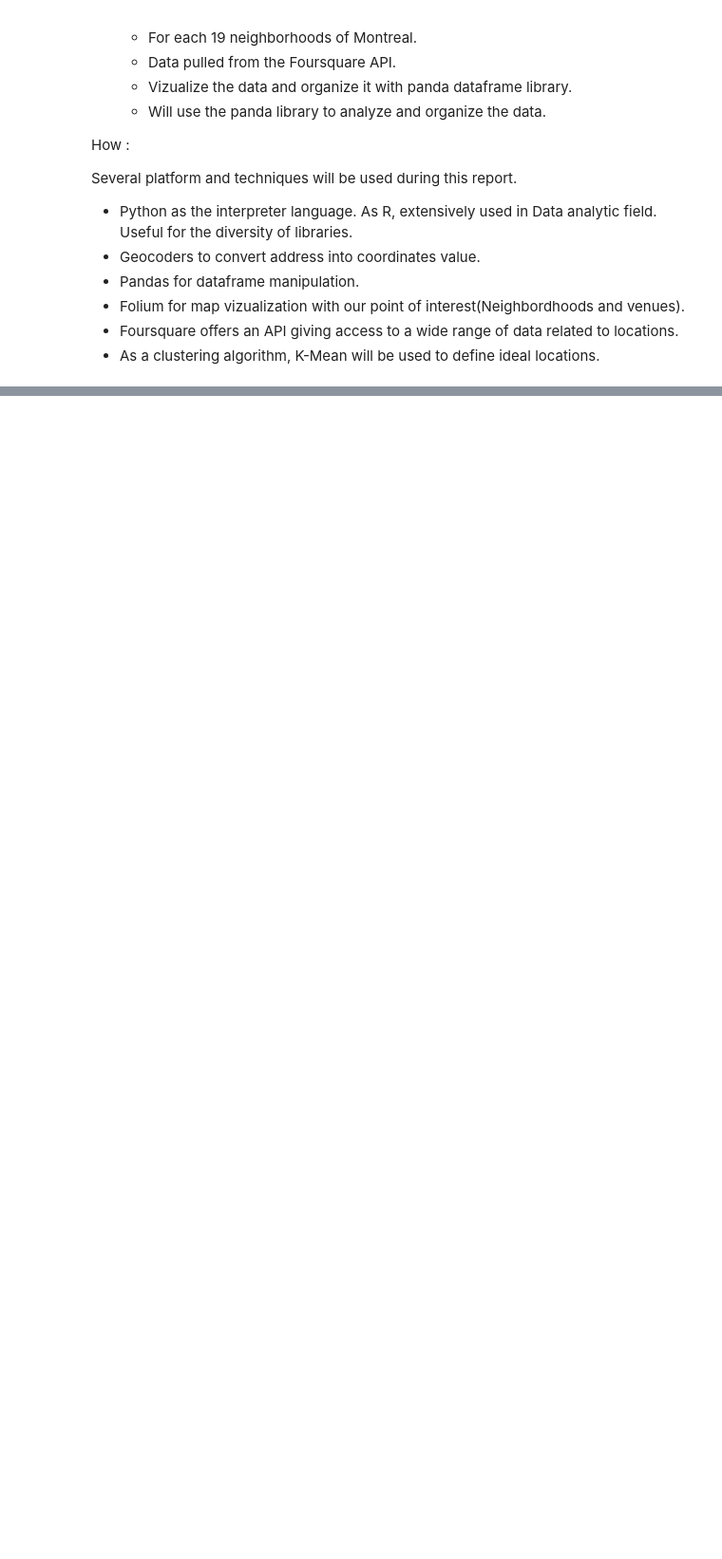
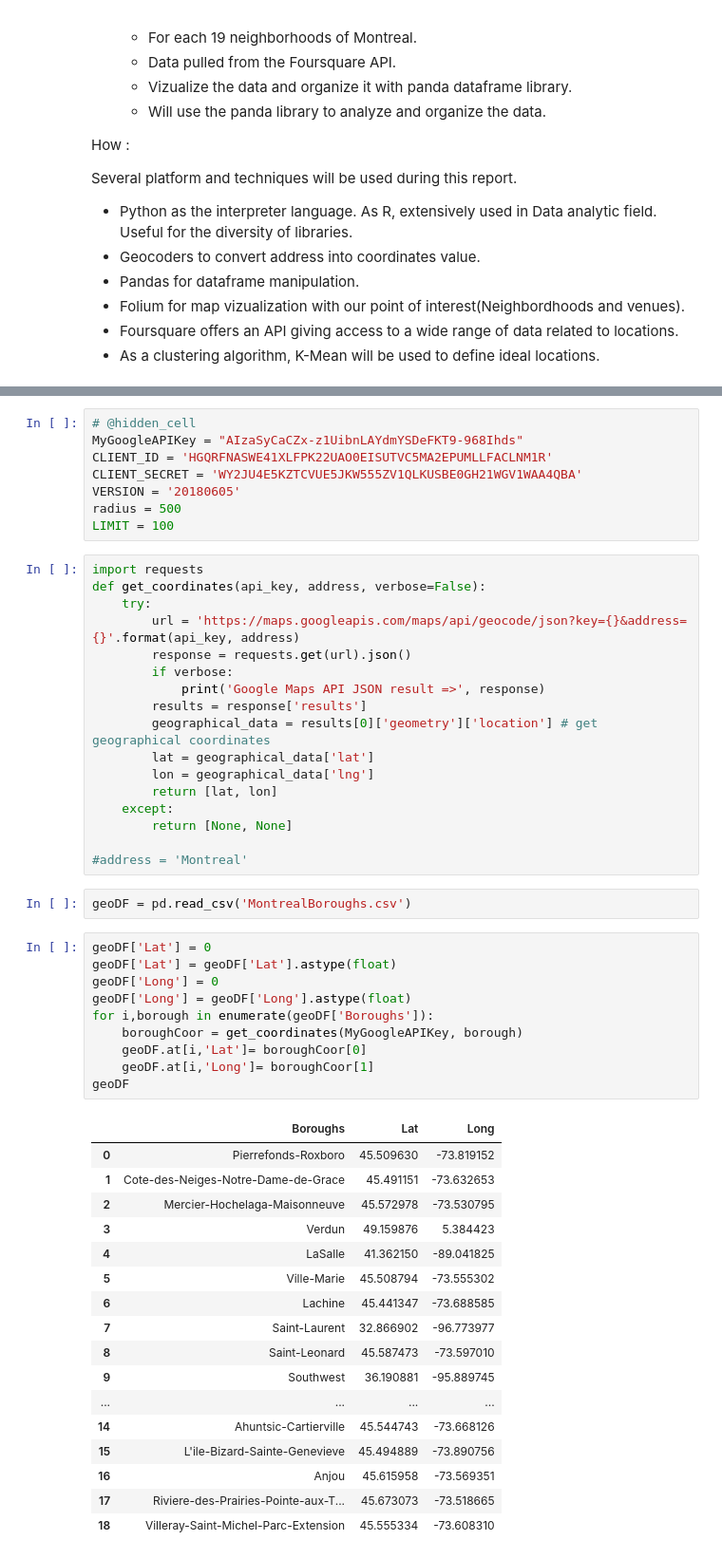
Before and after one commit to AdilEzzaam/Coursera_Capstone, a Jupyter notebook: TheBattleOfNeighbourhoodsW4.ipynb, the cells around one changed output, grey strips where cells are left out. Shown: that part at 95% size. Cells and saved outputs as stored; diff of their text form; blank space fills up the shorter version.

```diff
--- a/TheBattleOfNeighbourhoodsW4.ipynb
+++ b/TheBattleOfNeighbourhoodsW4.ipynb
@@ -41,0 +57,55 @@ Several platform and techniques will be used during this report.
+# %%
+# @hidden_cell
+MyGoogleAPIKey = "AIzaSyCaCZx-z1UibnLAYdmYSDeFKT9-968Ihds"
+CLIENT_ID = 'HGQRFNASWE41XLFPK22UAO0EISUTVC5MA2EPUMLLFACLNM1R'
+CLIENT_SECRET = 'WY2JU4E5KZTCVUE5JKW555ZV1QLKUSBE0GH21WGV1WAA4QBA'
+VERSION = '20180605'
+radius = 500
+LIMIT = 100
+# %%
+import requests
+def get_coordinates(api_key, address, verbose=False):
+    try:
+        url = 'https://maps.googleapis.com/maps/api/geocode/json?key={}&address={}'.format(api_key, address)
+        response = requests.get(url).json()
+        if verbose:
+            print('Google Maps API JSON result =>', response)
+        results = response['results']
+        geographical_data = results[0]['geometry']['location'] # get geographical coordinates
+        lat = geographical_data['lat']
+        lon = geographical_data['lng']
+        return [lat, lon]
+    except:
+        return [None, None]
+
+#address = 'Montreal'
+# %%
+geoDF = pd.read_csv('MontrealBoroughs.csv')
+# %%
+geoDF['Lat'] = 0
+geoDF['Lat'] = geoDF['Lat'].astype(float)
+geoDF['Long'] = 0
+geoDF['Long'] = geoDF['Long'].astype(float)
+for i,borough in enumerate(geoDF['Boroughs']):
+    boroughCoor = get_coordinates(MyGoogleAPIKey, borough)
+    geoDF.at[i,'Lat']= boroughCoor[0]
+    geoDF.at[i,'Long']= boroughCoor[1]
+geoDF
+# %% [output]
+|  | Boroughs | Lat | Long |
+| 0 | Pierrefonds-Roxboro | 45.509630 | -73.819152 |
+| 1 | Cote-des-Neiges-Notre-Dame-de-Grace | 45.491151 | -73.632653 |
+| 2 | Mercier-Hochelaga-Maisonneuve | 45.572978 | -73.530795 |
+| 3 | Verdun | 49.159876 | 5.384423 |
+| 4 | LaSalle | 41.362150 | -89.041825 |
+| 5 | Ville-Marie | 45.508794 | -73.555302 |
+| 6 | Lachine | 45.441347 | -73.688585 |
+| 7 | Saint-Laurent | 32.866902 | -96.773977 |
+| 8 | Saint-Leonard | 45.587473 | -73.597010 |
+| 9 | Southwest | 36.190881 | -95.889745 |
+| ... | ... | ... | ... |
+| 14 | Ahuntsic-Cartierville | 45.544743 | -73.668126 |
+| 15 | L'ile-Bizard-Sainte-Genevieve | 45.494889 | -73.890756 |
+| 16 | Anjou | 45.615958 | -73.569351 |
+| 17 | Riviere-des-Prairies-Pointe-aux-T... | 45.673073 | -73.518665 |
+| 18 | Villeray-Saint-Michel-Parc-Extension | 45.555334 | -73.608310 |
```
Also changed, not shown: parts of 2 cells of this notebook, 2 other files.
